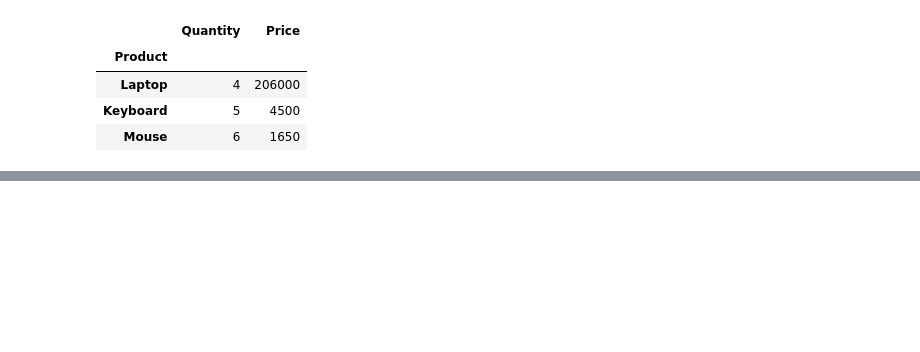
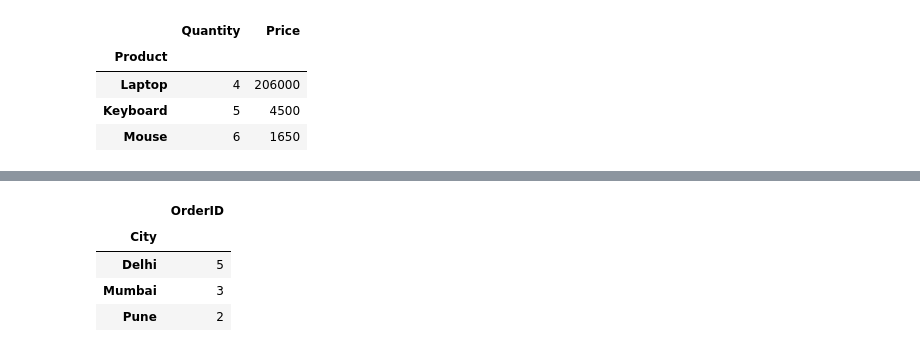
Before and after one commit to mohitainsis/Libraries, a Jupyter notebook: Pandas/practice_p/pract_rev.ipynb, the cells around one changed output, grey strips where cells are left out. Cells and saved outputs as stored; diff of their text form; code cells hidden in the pictures; blank space fills up the shorter version.

```diff
--- a/Pandas/practice_p/pract_rev.ipynb
+++ b/Pandas/practice_p/pract_rev.ipynb
@@ -367,0 +378,10 @@ df.groupby("Product").agg(
+# %%
+df.groupby("City").agg(
+    {"OrderID":"count"}
+).sort_values(by="OrderID",ascending=False)
+# %% [output]
+|  | OrderID |
+| City |  |
+| Delhi | 5 |
+| Mumbai | 3 |
+| Pune | 2 |
```
Also changed, not shown: parts of 3 cells of this notebook.
